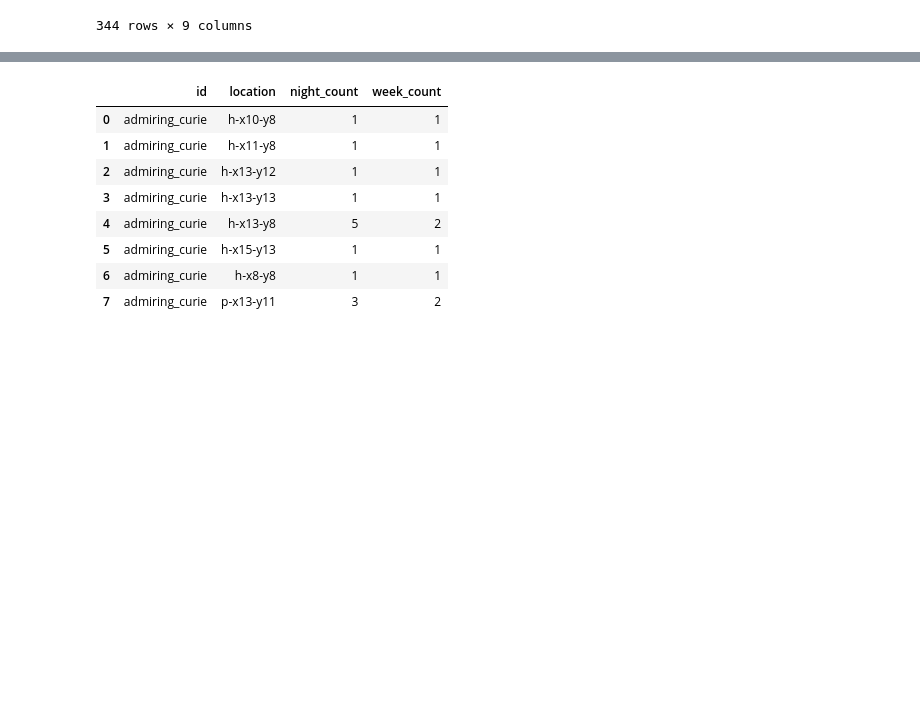
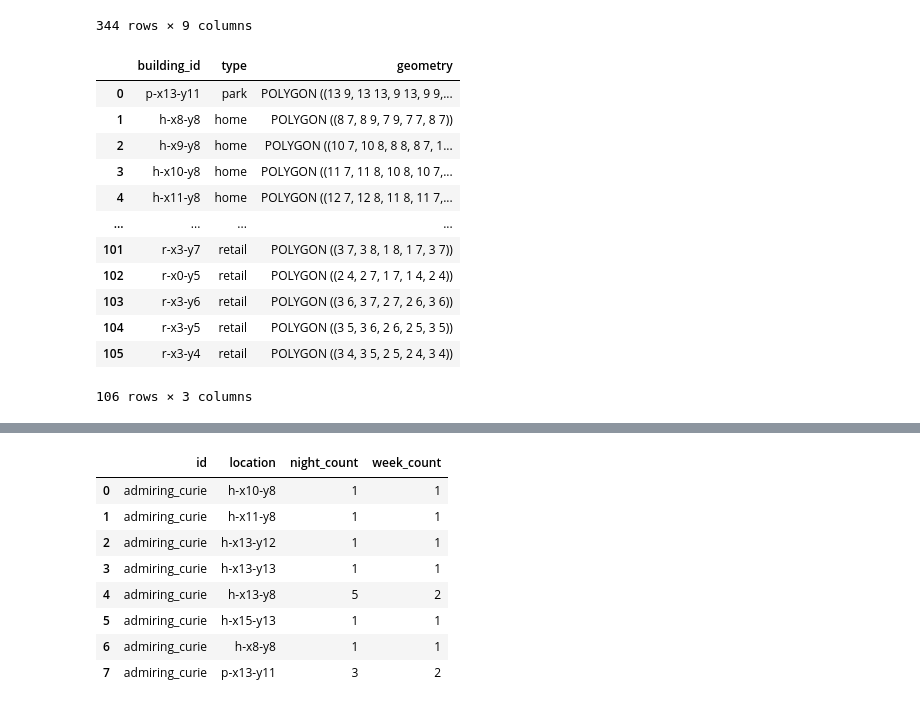
Before and after one commit to Watts-Lab/nomad, a Jupyter notebook: examples/[4]home-attribution.ipynb, the cells around one changed output, grey strips where cells are left out. Saved outputs shown, nothing was run; the diff lists cells and outputs as text; code cells hidden in the pictures; blank space fills up the shorter version.

```diff
--- a/examples/[4]home-attribution.ipynb
+++ b/examples/[4]home-attribution.ipynb
@@ -75,6 +75,22 @@ user_sample
 | 143049 | admiring_curie | 1705744500 | 38.320077 | -36.666465 | 4.828045 | 17.222850 | 2024-01-20 11:55:00+02:00 | 11.25 | 2024-01-20 |
 | 143050 | admiring_curie | 1705744560 | 38.320104 | -36.666507 | 5.031464 | 16.827313 | 2024-01-20 11:56:00+02:00 | 11.25 | 2024-01-20 |
 344 rows × 9 columns
+# %%
+poi_table
+# %% [output]
+|  | building_id | type | geometry |
+| 0 | p-x13-y11 | park | POLYGON ((13 9, 13 13, 9 13, 9 9,... |
+| 1 | h-x8-y8 | home | POLYGON ((8 7, 8 9, 7 9, 7 7, 8 7)) |
+| 2 | h-x9-y8 | home | POLYGON ((10 7, 10 8, 8 8, 8 7, 1... |
+| 3 | h-x10-y8 | home | POLYGON ((11 7, 11 8, 10 8, 10 7,... |
+| 4 | h-x11-y8 | home | POLYGON ((12 7, 12 8, 11 8, 11 7,... |
+| ... | ... | ... | ... |
+| 101 | r-x3-y7 | retail | POLYGON ((3 7, 3 8, 1 8, 1 7, 3 7)) |
+| 102 | r-x0-y5 | retail | POLYGON ((2 4, 2 7, 1 7, 1 4, 2 4)) |
+| 103 | r-x3-y6 | retail | POLYGON ((3 6, 3 7, 2 7, 2 6, 3 6)) |
+| 104 | r-x3-y5 | retail | POLYGON ((3 5, 3 6, 2 6, 2 5, 3 5)) |
+| 105 | r-x3-y4 | retail | POLYGON ((3 4, 3 5, 2 5, 2 4, 3 4)) |
+106 rows × 3 columns
 # %%
 DUR_MIN=5
 DT_MAX=60
```
Also changed, not shown: 2 other files.
